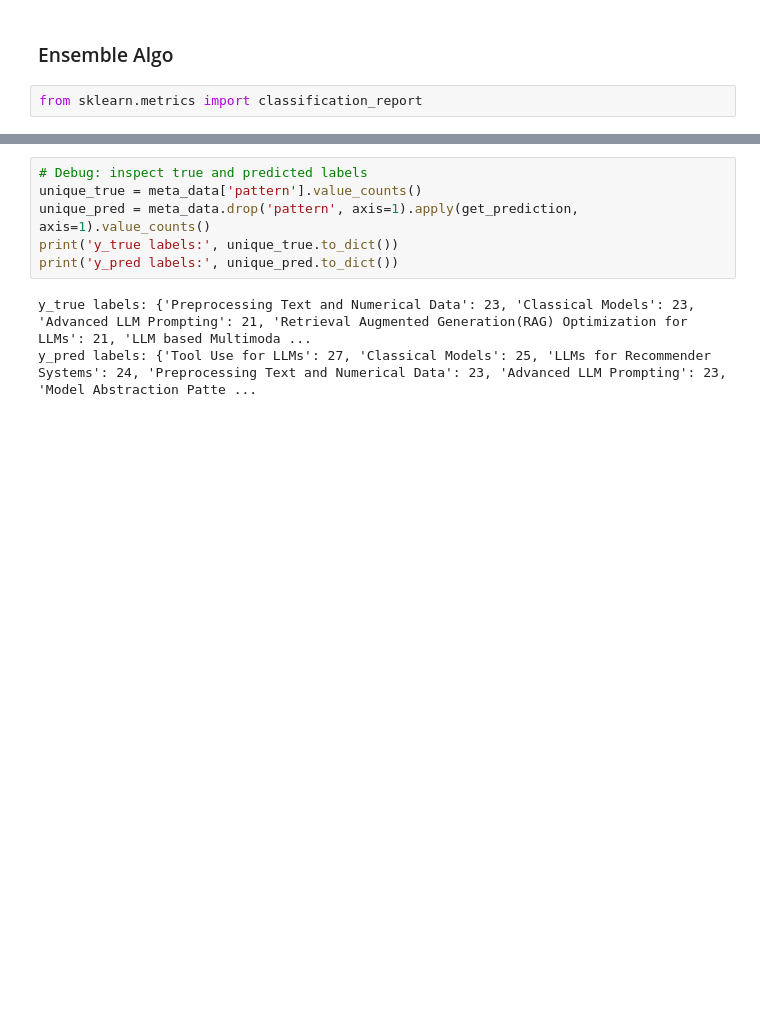
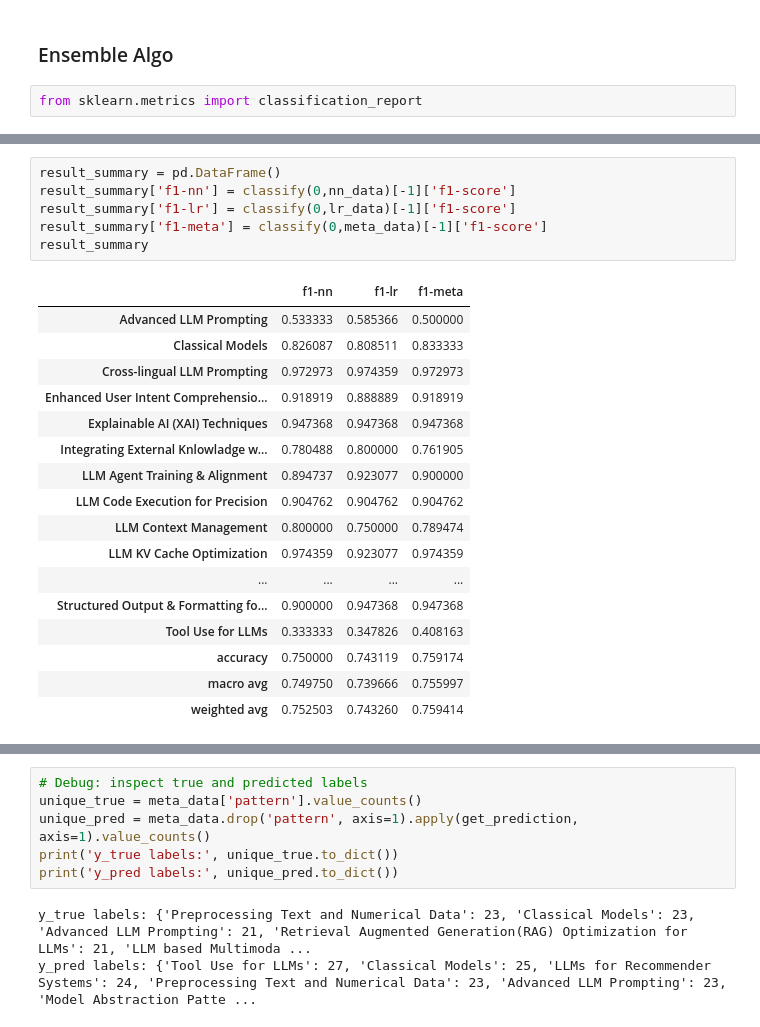
Before and after one commit to HasinthakaPiyumal/AI-Pattern-Mining-Project, a Jupyter notebook: notebooks/3.2.3 Ensemble Algorith Threshold Testing.ipynb, the cells around one changed output, grey strips where cells are left out. Saved outputs shown, nothing was run; the diff lists cells and outputs as text; blank space fills up the shorter version.

```diff
--- a/notebooks/3.2.3 Ensemble Algorith Threshold Testing.ipynb
+++ b/notebooks/3.2.3 Ensemble Algorith Threshold Testing.ipynb
@@ -61 +113,25 @@ classify(0.5)
+# %%
+result_summary = pd.DataFrame()
+result_summary['f1-nn'] = classify(0,nn_data)[-1]['f1-score']
+result_summary['f1-lr'] = classify(0,lr_data)[-1]['f1-score']
+result_summary['f1-meta'] = classify(0,meta_data)[-1]['f1-score']
+result_summary
+# %% [output]
+|  | f1-nn | f1-lr | f1-meta |
+| Advanced LLM Prompting | 0.533333 | 0.585366 | 0.500000 |
+| Classical Models | 0.826087 | 0.808511 | 0.833333 |
+| Cross-lingual LLM Prompting | 0.972973 | 0.974359 | 0.972973 |
+| Enhanced User Intent Comprehensio... | 0.918919 | 0.888889 | 0.918919 |
+| Explainable AI (XAI) Techniques | 0.947368 | 0.947368 | 0.947368 |
+| Integrating External Knlowladge w... | 0.780488 | 0.800000 | 0.761905 |
+| LLM Agent Training & Alignment | 0.894737 | 0.923077 | 0.900000 |
+| LLM Code Execution for Precision | 0.904762 | 0.904762 | 0.904762 |
+| LLM Context Management | 0.800000 | 0.750000 | 0.789474 |
+| LLM KV Cache Optimization | 0.974359 | 0.923077 | 0.974359 |
+| ... | ... | ... | ... |
+| Structured Output & Formatting fo... | 0.900000 | 0.947368 | 0.947368 |
+| Tool Use for LLMs | 0.333333 | 0.347826 | 0.408163 |
+| accuracy | 0.750000 | 0.743119 | 0.759174 |
+| macro avg | 0.749750 | 0.739666 | 0.755997 |
+| weighted avg | 0.752503 | 0.743260 | 0.759414 |
 # %%
```
Also changed, not shown: parts of 5 cells of this notebook, 2 other files.
